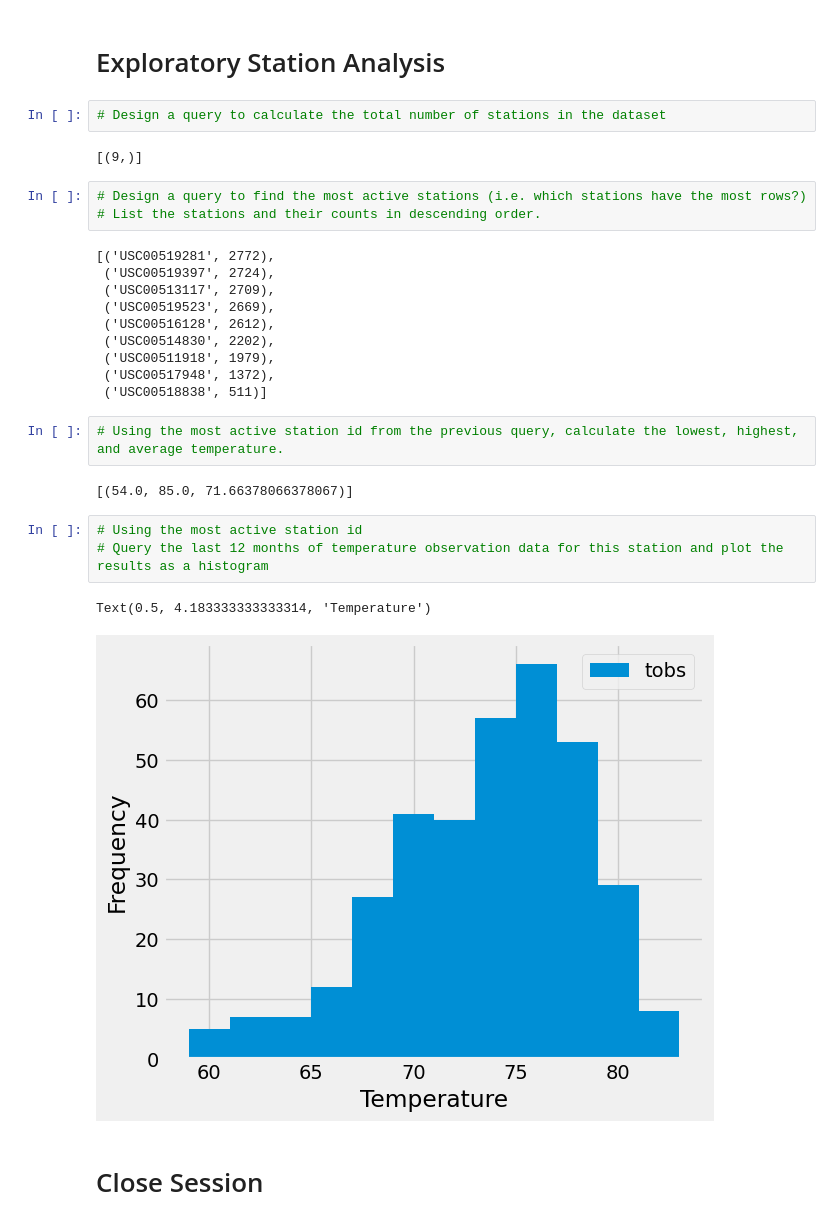
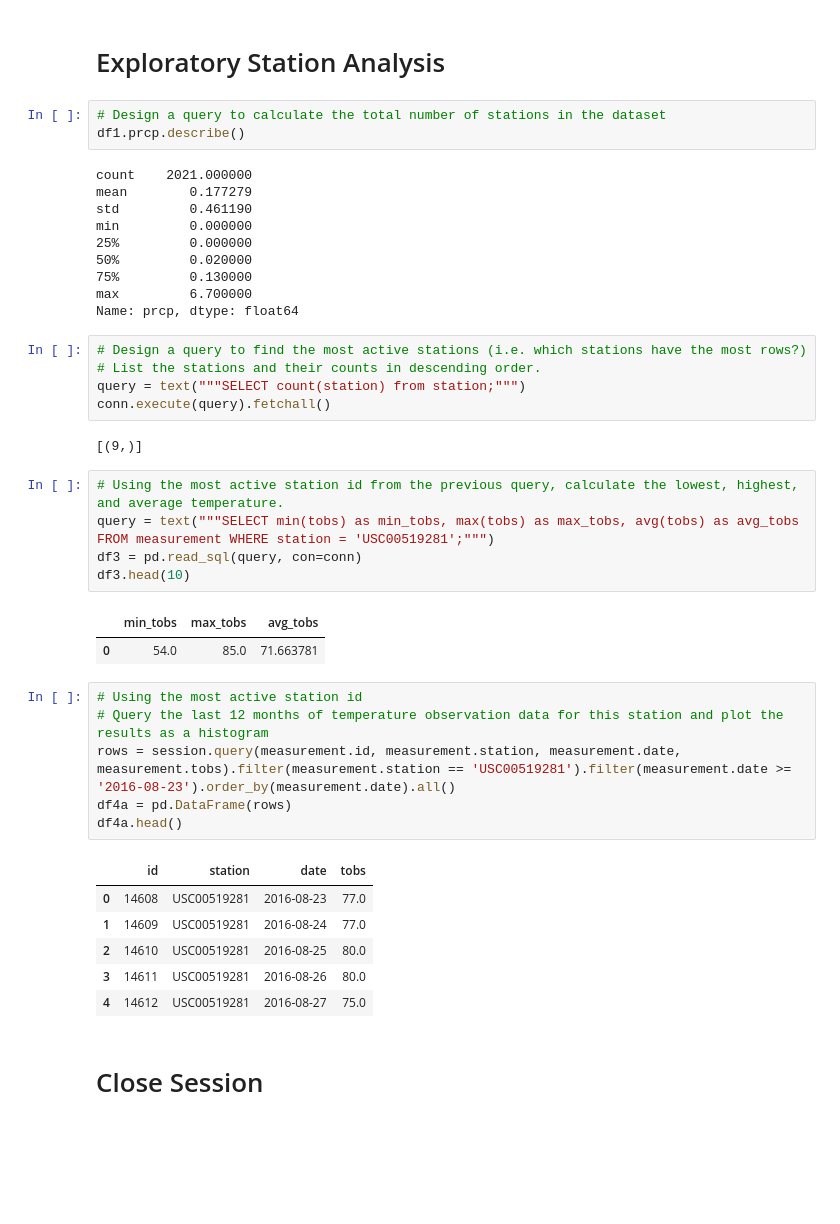
Before and after one commit to Apeterson07/sqlalchemy-challenge, a Jupyter notebook: climate_starter.ipynb, the cells around one changed output. Saved outputs shown, nothing was run; the diff lists cells and outputs as text; blank space fills up the shorter version.

```diff
--- a/climate_starter.ipynb
+++ b/climate_starter.ipynb
@@ -68,31 +91,45 @@ Text(0, 0.5, 'Inches')
 # Exploratory Station Analysis
 # %%
 # Design a query to calculate the total number of stations in the dataset
+df1.prcp.describe()
 # %% [output]
-[(9,)]
+count    2021.000000
+mean        0.177279
+std         0.461190
+min         0.000000
+25%         0.000000
+50%         0.020000
+75%         0.130000
+max         6.700000
+Name: prcp, dtype: float64
 # %%
 # Design a query to find the most active stations (i.e. which stations have the most rows?)
 # List the stations and their counts in descending order.
+query = text("""SELECT count(station) from station;""")
+conn.execute(query).fetchall()
 # %% [output]
-[('USC00519281', 2772),
- ('USC00519397', 2724),
- ('USC00513117', 2709),
- ('USC00519523', 2669),
- ('USC00516128', 2612),
- ('USC00514830', 2202),
- ('USC00511918', 1979),
- ('USC00517948', 1372),
- ('USC00518838', 511)]
+[(9,)]
 # %%
 # Using the most active station id from the previous query, calculate the lowest, highest, and average temperature.
+query = text("""SELECT min(tobs) as min_tobs, max(tobs) as max_tobs, avg(tobs) as avg_tobs FROM measurement WHERE station = 'USC00519281';""")
+df3 = pd.read_sql(query, con=conn)
+df3.head(10)
 # %% [output]
-[(54.0, 85.0, 71.66378066378067)]
+|  | min_tobs | max_tobs | avg_tobs |
+| 0 | 54.0 | 85.0 | 71.663781 |
 # %%
 # Using the most active station id
 # Query the last 12 months of temperature observation data for this station and plot the results as a histogram
+rows = session.query(measurement.id, measurement.station, measurement.date, measurement.tobs).filter(measurement.station == 'USC00519281').filter(measurement.date >= '2016-08-23').order_by(measurement.date).all()
+df4a = pd.DataFrame(rows)
+df4a.head()
 # %% [output]
-Text(0.5, 4.183333333333314, 'Temperature')
-[figure, removed]
+|  | id | station | date | tobs |
+| 0 | 14608 | USC00519281 | 2016-08-23 | 77.0 |
+| 1 | 14609 | USC00519281 | 2016-08-24 | 77.0 |
+| 2 | 14610 | USC00519281 | 2016-08-25 | 80.0 |
+| 3 | 14611 | USC00519281 | 2016-08-26 | 80.0 |
+| 4 | 14612 | USC00519281 | 2016-08-27 | 75.0 |
 # %% [markdown]
 # Close Session
 # %%
```
Also changed, not shown: parts of 13 cells of this notebook, 1 other file.
